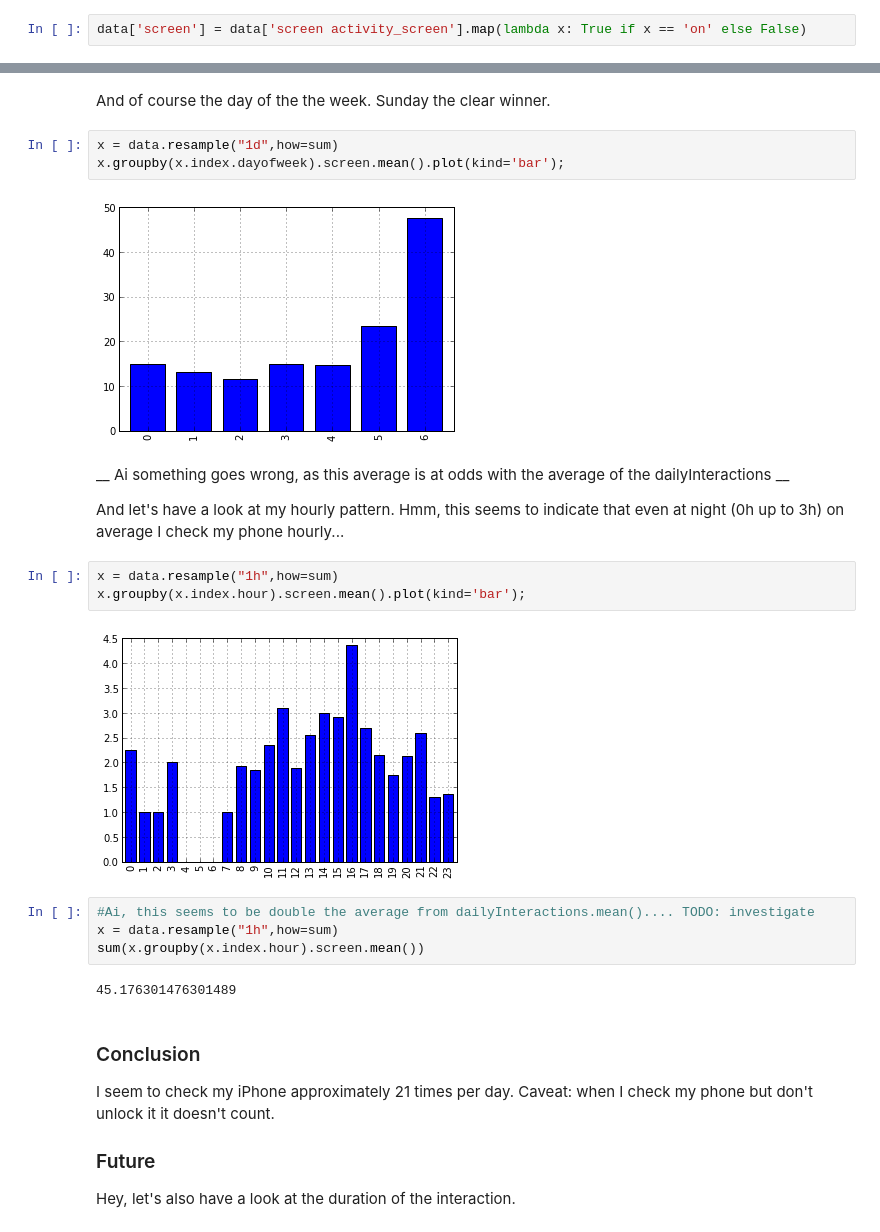
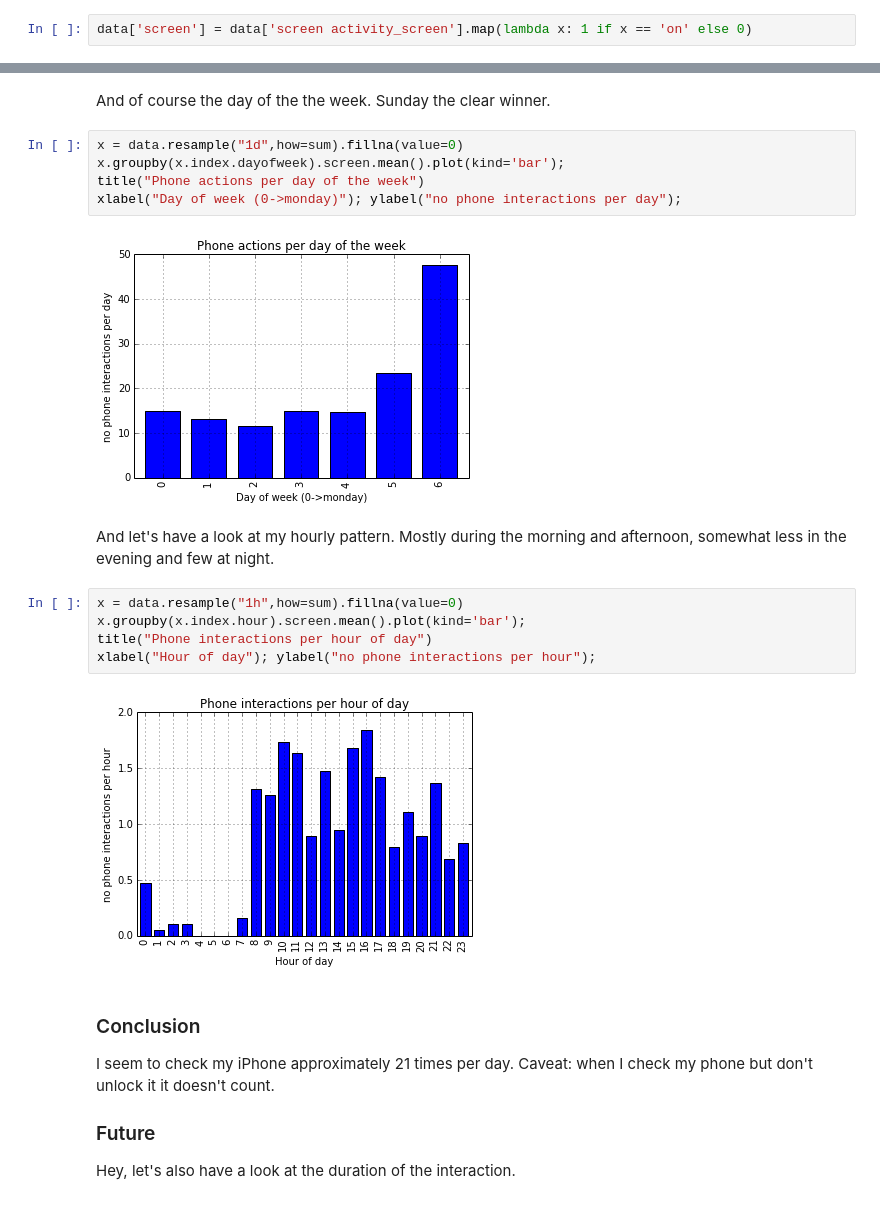
Before and after one commit to pimnijdam/journal, a Jupyter notebook: Phone interactions.ipynb, the cells around one changed output, grey strips where cells are left out. Cells and saved outputs as stored; diff of their text form.

```diff
--- a/Phone interactions.ipynb
+++ b/Phone interactions.ipynb
@@ -10,7 +10,7 @@ from datetime import timedelta
 reader = Reader(open("data/pim_screen.json"))
 data = reader.pandas()
 # %%
-data['screen'] = data['screen activity_screen'].map(lambda x: True if x == 'on' else False)
+data['screen'] = data['screen activity_screen'].map(lambda x: 1 if x == 'on' else 0)
 # %%
 #select a time period with few gaps in the data
 start = datetime(2014,2,14)
@@ -42,25 +45,21 @@ dailyInteractions.mean()
 # %% [markdown]
 And of course the day of the the week. Sunday the clear winner.
 # %%
-x = data.resample("1d",how=sum)
+x = data.resample("1d",how=sum).fillna(value=0)
 x.groupby(x.index.dayofweek).screen.mean().plot(kind='bar');
+title("Phone actions per day of the week")
+xlabel("Day of week (0->monday)"); ylabel("no phone interactions per day");
 # %% [output]
-[figure, old version]
+[figure, new version]
-# %% [markdown]
-__ Ai something goes wrong, as this average is at odds with the average of the dailyInteractions __
-
-And let's have a look at my hourly pattern. Hmm, this seems to indicate that even at night (0h up to 3h) on average I check my phone hourly...
+# %% [markdown]
+And let's have a look at my hourly pattern. Mostly during the morning and afternoon, somewhat less in the evening and few at night.
 # %%
-x = data.resample("1h",how=sum)
+x = data.resample("1h",how=sum).fillna(value=0)
 x.groupby(x.index.hour).screen.mean().plot(kind='bar');
+title("Phone interactions per hour of day")
+xlabel("Hour of day"); ylabel("no phone interactions per hour");
 # %% [output]
-[figure, old version]
+[figure, new version]
-# %%
-#Ai, this seems to be double the average from dailyInteractions.mean().... TODO: investigate
-x = data.resample("1h",how=sum)
-sum(x.groupby(x.index.hour).screen.mean())
-# %% [output]
-45.176301476301489
 # %% [markdown]
 ### Conclusion
 I seem to check my iPhone approximately 21 times per day.
```
Also changed, not shown: parts of 6 cells of this notebook.
